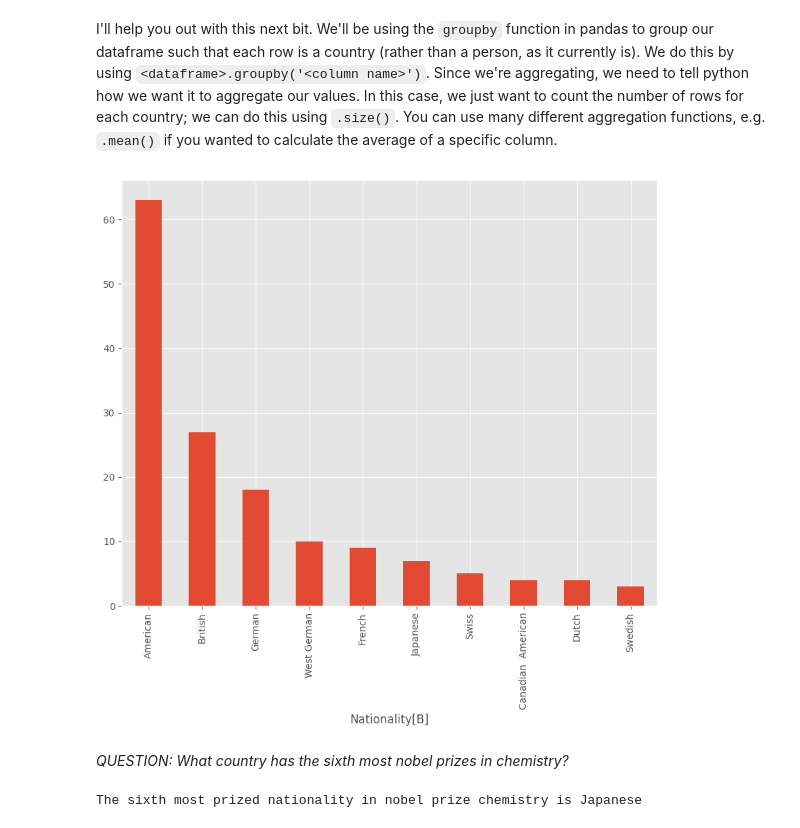
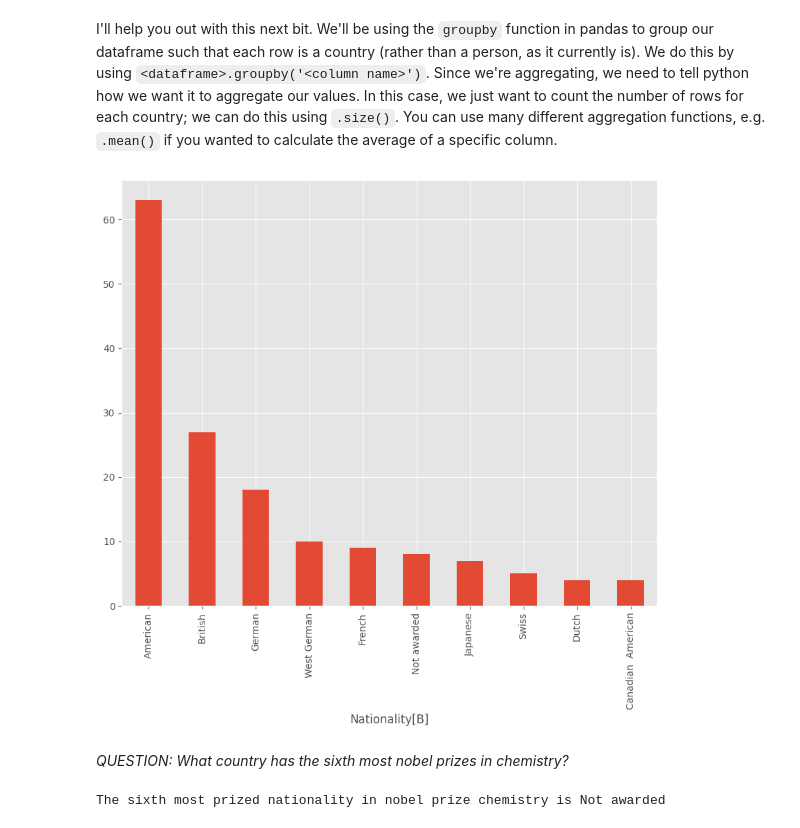
Before and after one commit to yui661/QM2, a Jupyter notebook: notebooks/W02. Pandas.ipynb, the cells around one changed output. Saved outputs shown, nothing was run; the diff lists cells and outputs as text; code cells hidden in the pictures.

```diff
--- a/notebooks/W02. Pandas.ipynb
+++ b/notebooks/W02. Pandas.ipynb
@@ -608,21 +608,21 @@ I'll help you out with this next bit. We'll be using the `groupby` function in p
 # %%
 # create a new dataframe called 'country' in which each row is a country, and the values represent the number of nobel laureates.
 chem.groupby('Nationality[B]')
 country=chem.groupby('Nationality[B]').size()
 country
 
 # now sort it in descending order
 country.sort_values(ascending=False)
 
-ranking=country.drop('Not awarded').sort_values(ascending=False).head(10)
+ranking=country.sort_values(ascending=False).head(10)
 graph=ranking.plot(kind='bar')
 # finally, plot the top 10 countries
 # %% [output]
-[figure, old version]
+[figure, new version]
 # %% [markdown]
 *QUESTION: What country has the sixth most nobel prizes in chemistry?*
 # %%
 sixth_country=ranking.index[5]
 print('The sixth most prized nationality in nobel prize chemistry is', sixth_country)
 # %% [output]
-The sixth most prized nationality in nobel prize chemistry is Japanese
+The sixth most prized nationality in nobel prize chemistry is Not awarded
```
Also changed, not shown: parts of 1 cell of this notebook.
